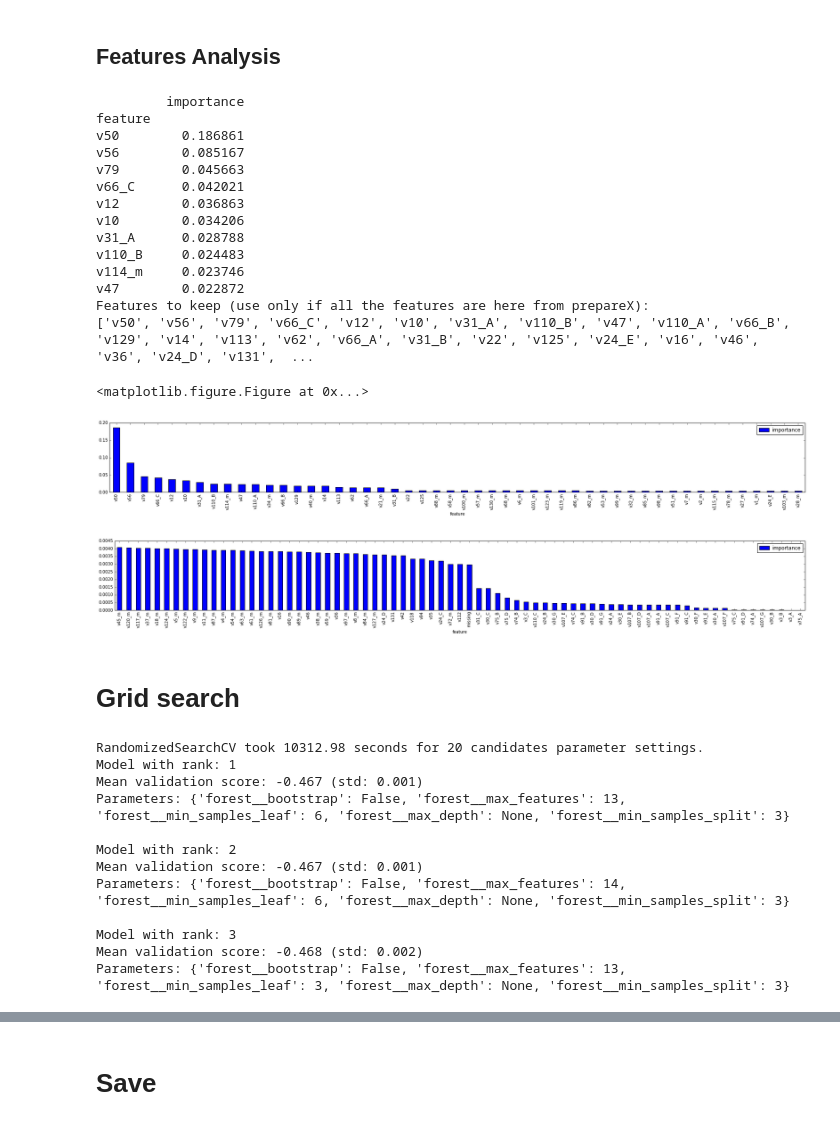
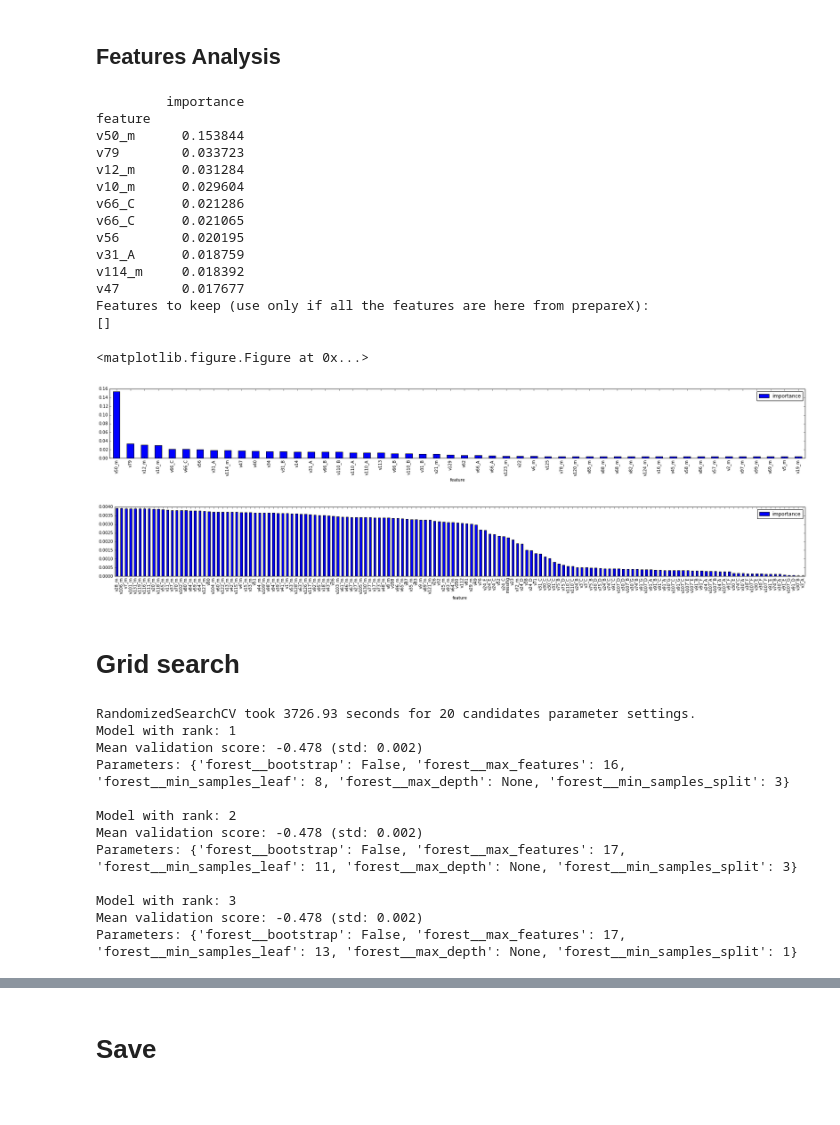
Before and after one commit to stephanecollot/BNP_CARDIF-kaggle, a Jupyter notebook: Python-pure.ipynb, the cells around one changed output, grey strips where cells are left out. Saved outputs shown, nothing was run; the diff lists cells and outputs as text; code cells hidden in the pictures.

```diff
--- a/Python-pure.ipynb
+++ b/Python-pure.ipynb
@@ -255,0 +285,2 @@ print len(colsMissingValues)
+# %%
+X_m2_train = model1.transform(X_m2_train)
@@ -287,5 +344,5 @@ import imputerproba
 reload(imputerproba)
 from imputerproba import ImputerProba
 imputerProba = ImputerProba(columnsEncod=(catEncoders.keys() + [x+'_m' for x in catEncoders.keys()]),
-                            columnsProba=catProbability.keys(),
+                            columnsProba=[],
                             verbose=1)
@@ -295,6 +356,6 @@ estimator = Pipeline([("imputerProba", imputerProba),
                       ("forest", clf)
                      ])
 # %%
-estimator.fit(X_train, y_train)
+estimator.fit(X_m2_train, y_m2_train)
 finish()
 # %% [output]
@@ -376,12 +410,15 @@ def feature_analysis(model, X):
     importancePd[50:200].plot(kind='bar');
     plt.axhline(0, color='k')
 
+    featToKeep = []
     for index, row in importancePd.iterrows():
         #print row['importance']
         #print index
 
         if not "_m" in index:
             indexWithM = index + "_m"
+            if index not in importancePd.columns:
+                continue
             imp = importancePd[importancePd.index==index].importance.item()
             impWithM = importancePd[importancePd.index==indexWithM]
             if len(impWithM):
@@ -399,25 +436,25 @@ def feature_analysis(model, X):
     print "Features to keep (use only if all the features are here from prepareX):"
     print featToKeep
 # %%
-feature_analysis(clf, X_train)
+feature_analysis(clf, X_m2_train)
 # %% [output]
          importance
 feature
-v50        0.186861
-v56        0.085167
-v79        0.045663
-v66_C      0.042021
-v12        0.036863
-v10        0.034206
-v31_A      0.028788
-v110_B     0.024483
-v114_m     0.023746
-v47        0.022872
+v50_m      0.153844
+v79        0.033723
+v12_m      0.031284
+v10_m      0.029604
+v66_C      0.021286
+v66_C      0.021065
+v56        0.020195
+v31_A      0.018759
+v114_m     0.018392
+v47        0.017677
 Features to keep (use only if all the features are here from prepareX):
-['v50', 'v56', 'v79', 'v66_C', 'v12', 'v10', 'v31_A', 'v110_B', 'v47', 'v110_A', 'v66_B', 'v129', 'v14', 'v113', 'v62', 'v66_A', 'v31_B', 'v22', 'v125', 'v24_E', 'v16', 'v46', 'v36', 'v24_D', 'v131',  ...
+[]
 <matplotlib.figure.Figure at 0x...>
-[figure, old version]
+[figure, new version]
-[figure, old version]
+[figure, new version]
 # %% [markdown]
 # Grid search
 # %%
@@ -454,24 +491,24 @@ grid_search = RandomizedSearchCV(estimator, param_distributions=param_dist,
                                    n_iter=n_iter_search, scoring="log_loss")
 # %%
 start = time()
-grid_search.fit(X_train, y_train)
+grid_search.fit(X_m2_train, y_m2_train)
 print("RandomizedSearchCV took %.2f seconds for %d candidates"
       " parameter settings." % ((time() - start), n_iter_search))
 report(grid_search.grid_scores_)
 finish()
 # %% [output]
-RandomizedSearchCV took 10312.98 seconds for 20 candidates parameter settings.
+RandomizedSearchCV took 3726.93 seconds for 20 candidates parameter settings.
 Model with rank: 1
-Mean validation score: -0.467 (std: 0.001)
-Parameters: {'forest__bootstrap': False, 'forest__max_features': 13, 'forest__min_samples_leaf': 6, 'forest__max_depth': None, 'forest__min_samples_split': 3}
+Mean validation score: -0.478 (std: 0.002)
+Parameters: {'forest__bootstrap': False, 'forest__max_features': 16, 'forest__min_samples_leaf': 8, 'forest__max_depth': None, 'forest__min_samples_split': 3}
 
 Model with rank: 2
-Mean validation score: -0.467 (std: 0.001)
-Parameters: {'forest__bootstrap': False, 'forest__max_features': 14, 'forest__min_samples_leaf': 6, 'forest__max_depth': None, 'forest__min_samples_split': 3}
+Mean validation score: -0.478 (std: 0.002)
+Parameters: {'forest__bootstrap': False, 'forest__max_features': 17, 'forest__min_samples_leaf': 11, 'forest__max_depth': None, 'forest__min_samples_split': 3}
 
 Model with rank: 3
-Mean validation score: -0.468 (std: 0.002)
-Parameters: {'forest__bootstrap': False, 'forest__max_features': 13, 'forest__min_samples_leaf': 3, 'forest__max_depth': None, 'forest__min_samples_split': 3}
+Mean validation score: -0.478 (std: 0.002)
+Parameters: {'forest__bootstrap': False, 'forest__max_features': 17, 'forest__min_samples_leaf': 13, 'forest__max_depth': None, 'forest__min_samples_split': 1}
 # %%
 report(grid_search.grid_scores_, 20, True)
 # %% [output]
```
Also changed, not shown: parts of 23 cells of this notebook, 1 other file.
